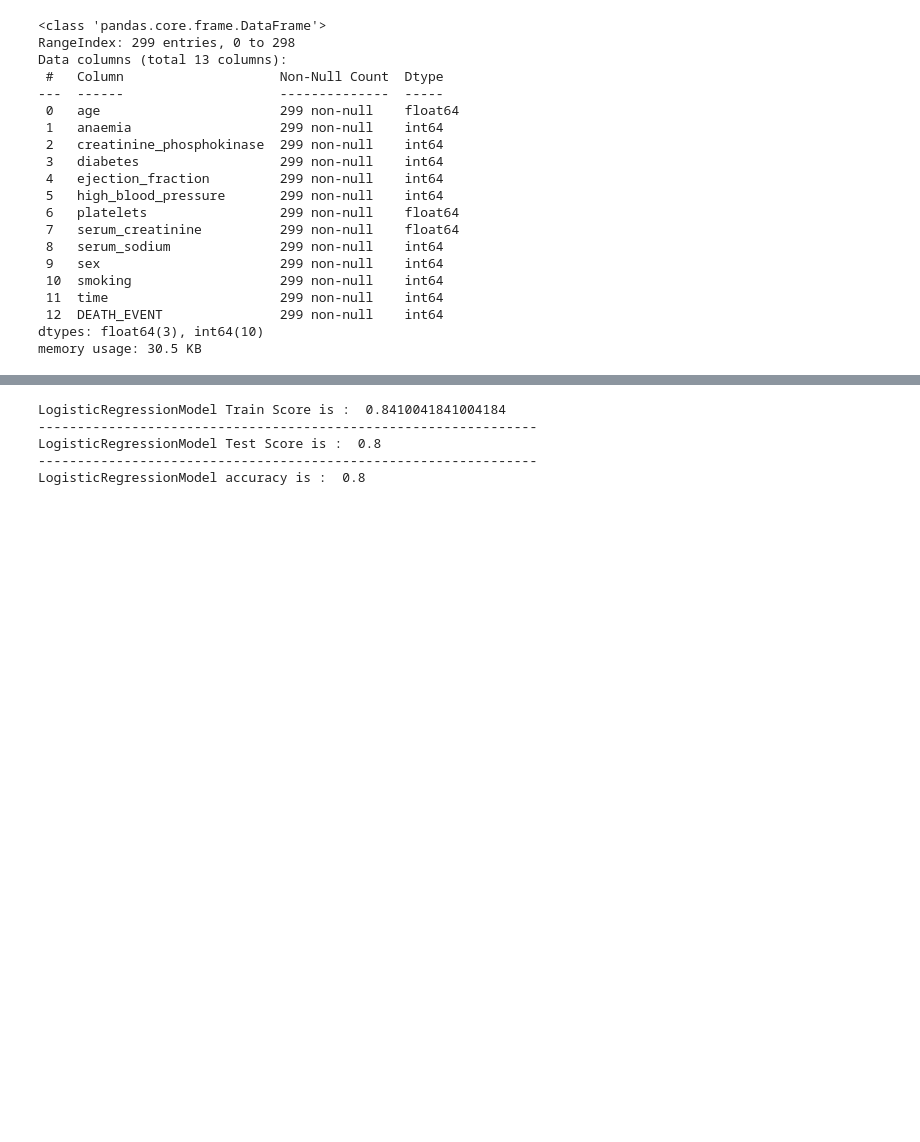
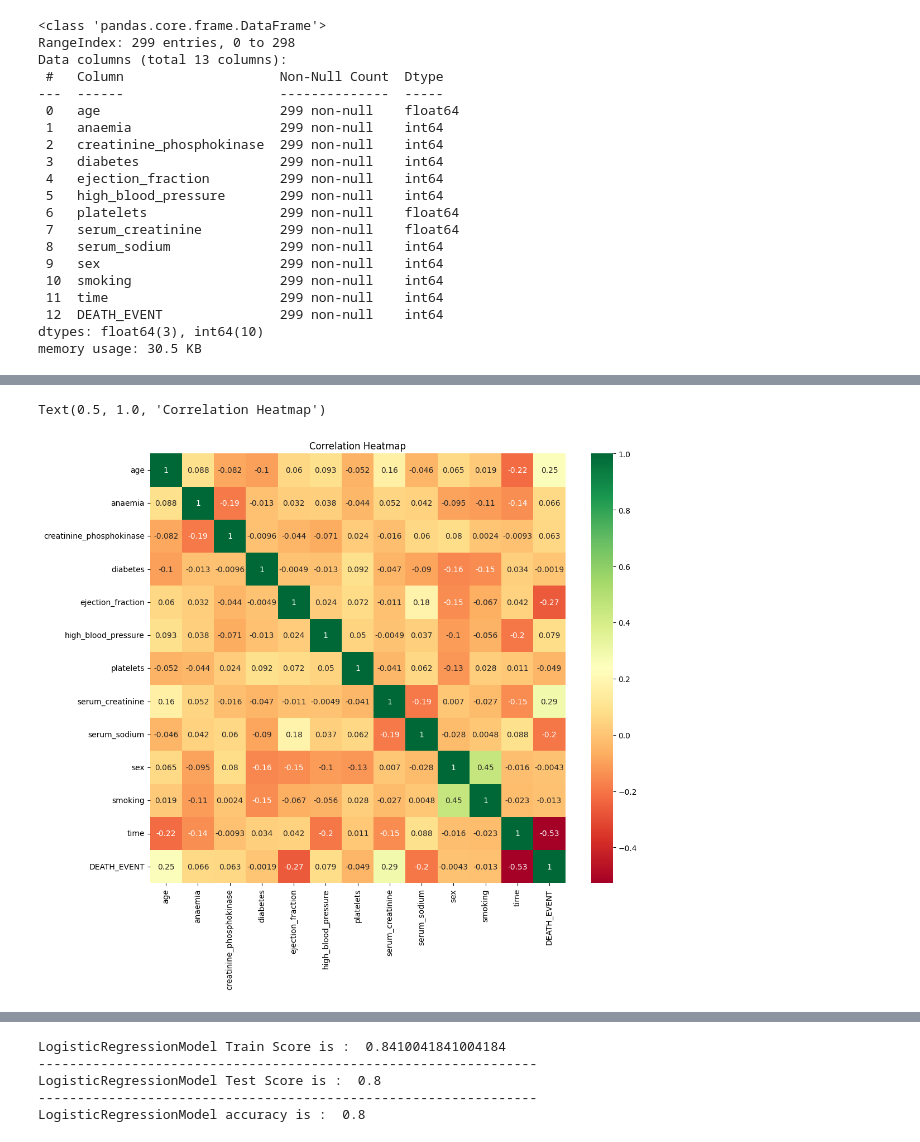
Before and after one commit to Kaiizx/Heart_Failure_Prediction, a Jupyter notebook: Proj.ipynb, the cells around one changed output, grey strips where cells are left out. Saved outputs shown, nothing was run; the diff lists cells and outputs as text; code cells hidden in the pictures; blank space fills up the shorter version.

Commit message:
visualize data set

```diff
--- a/Proj.ipynb
+++ b/Proj.ipynb
@@ -82,0 +103,7 @@ memory usage: 30.5 KB
+# %%
+plt.figure(figsize=(12,10))
+sns.heatmap(data.corr(), annot=True, cmap='RdYlGn')
+plt.title("Correlation Heatmap")
+# %% [output]
+Text(0.5, 1.0, 'Correlation Heatmap')
+[figure, added]
```
Also changed, not shown: parts of 11 cells of this notebook, 1 other file.
